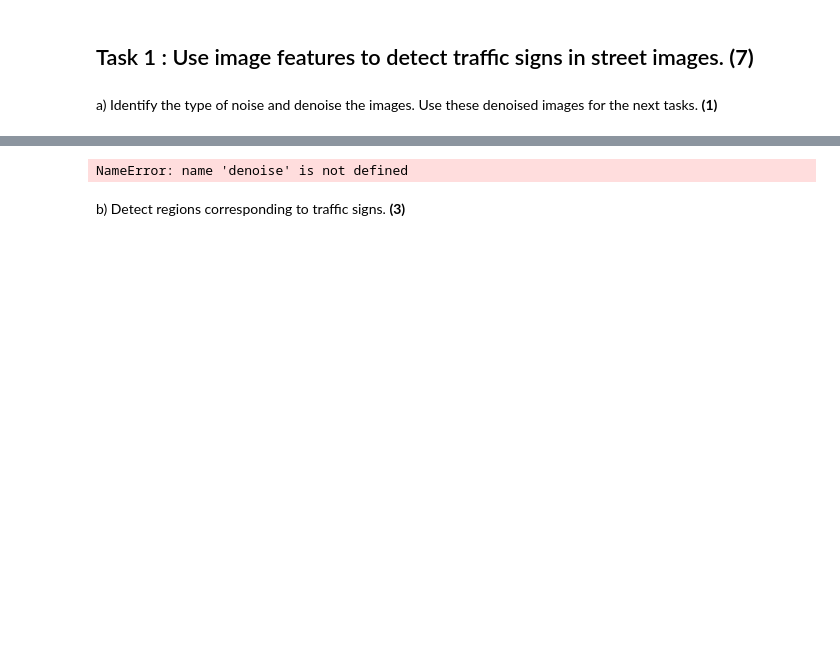
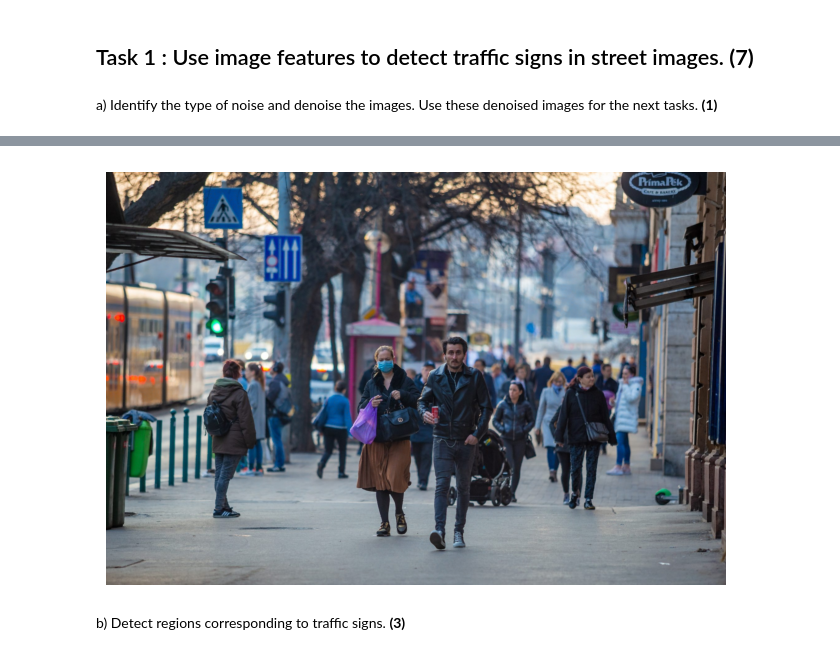
Before and after one commit to Khaldoun-Amatoury/2d-Image-Processing-Project, a Jupyter notebook: notebooks/part1.ipynb, the cells around one changed output, grey strips where cells are left out. Cells and saved outputs as stored; diff of their text form; code cells hidden in the pictures; blank space fills up the shorter version.

```diff
--- a/notebooks/part1.ipynb
+++ b/notebooks/part1.ipynb
@@ -44,0 +37,6 @@ def denoise(input_path, output_path):
+# %%
+def denoise(input_path, output_path):
+    img = cv2.imread(input_path)
+    denoised = cv2.medianBlur(img, ksize=3)
+    cv2.imwrite(output_path, denoised)
+    return denoised
@@ -45,11 +68,11 @@ def denoise(input_path, output_path):
 # %%
-image_path = os.path.join(inputs, 'phase1.jpg')
+image_path = os.path.join(inputs, 'part1.jpg')
 output_path = os.path.join(outputs, 'denoised_image.jpg')
 
 image = denoise(image_path, output_path)
 display_images(image)
 # %% [output]
-NameError: name 'denoise' is not defined
+[figure, added]
 # %% [markdown]
 b) Detect regions corresponding to traffic signs. **(3)**
 # %%
```
Also changed, not shown: parts of 3 cells of this notebook, 5 other files.
